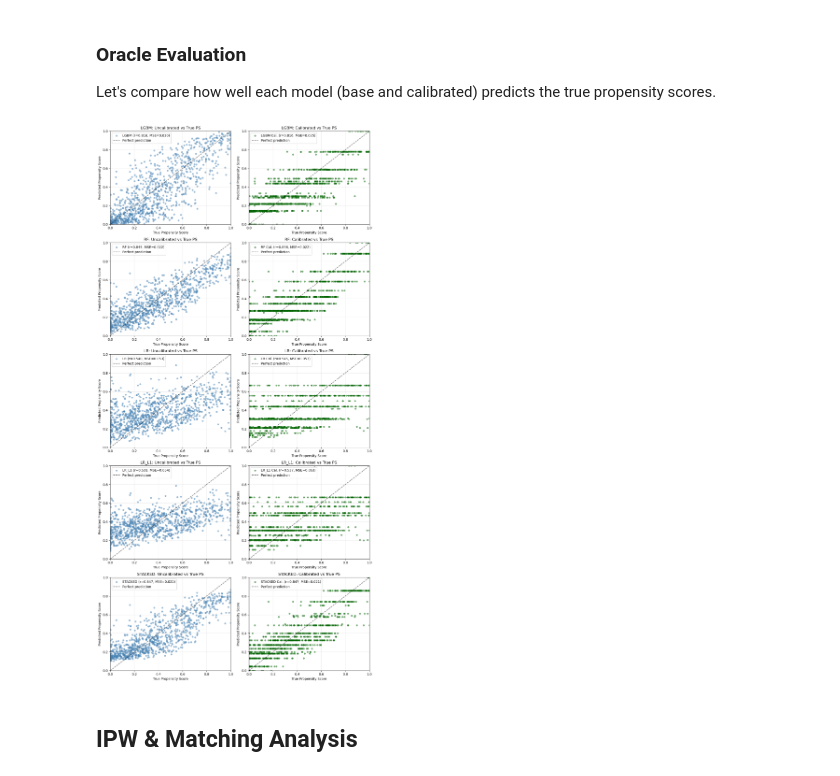
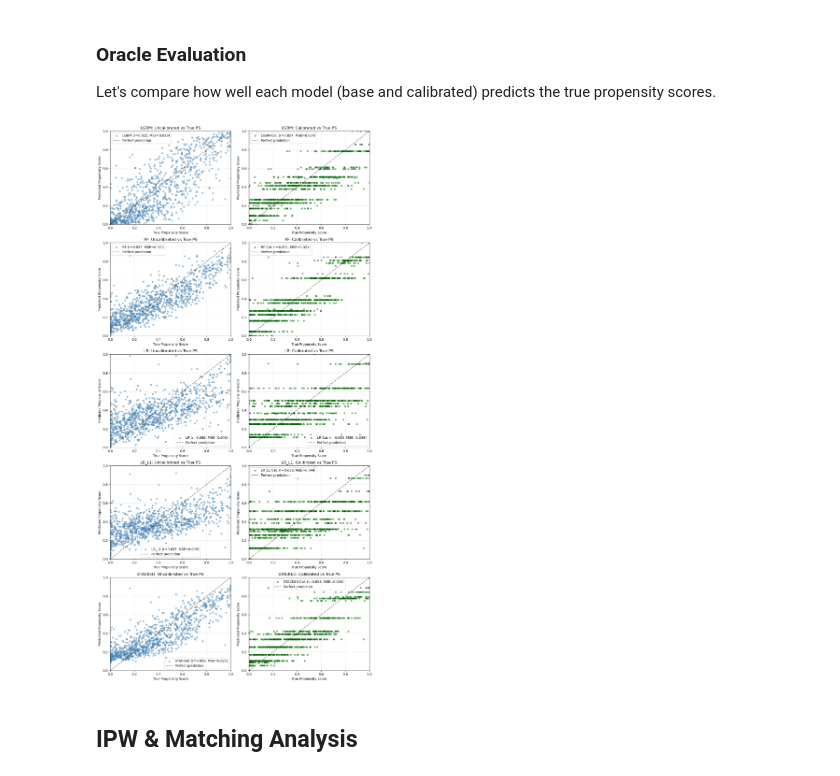
Before and after one commit to SvenKlaassen/cov-balance, a Jupyter notebook: ps_evaluation/notebooks/ps_evaluation_nonlinear_01.ipynb, the cells around one changed output. Cells and saved outputs as stored; diff of their text form; code cells hidden in the pictures.

```diff
--- a/ps_evaluation/notebooks/ps_evaluation_nonlinear_01.ipynb
+++ b/ps_evaluation/notebooks/ps_evaluation_nonlinear_01.ipynb
@@ -230,0 +231,5 @@ ps_dict_train = ensemble_model.predict_ps(
+# %%
+ps_dict = ensemble_model.predict_ps(
+    X=train_data_linear.drop(columns=['treatment', 'true_propensity_score']),
+    y=train_data_linear['treatment']
+)
@@ -408,34 +448,34 @@ def plot_vs_true_propensity_comparison(true_ps, prob_dict, figsize=(12, 24)):
         ax_left.set_xlabel('True Propensity Score')
         ax_left.set_ylabel('Predicted Propensity Score')
         ax_left.set_title(f'{base_name.upper()}: Uncalibrated vs True PS')
         ax_left.legend()
         ax_left.grid(True, alpha=0.3)
         ax_left.set_xlim(0, 1)
         ax_left.set_ylim(0, 1)
 
         # Right column: Calibrated model
         ax_right = axes[idx, 1]
         ax_right.scatter(true_ps, calibrated_probs, alpha=0.5, color=calibrated_color, s=20,
                        label=f'{base_name.upper()} Cal. (r={cal_corr:.3f}, MSE={cal_mse:.3f})')
         ax_right.plot([0, 1], [0, 1], 'k--', alpha=0.6, label='Perfect prediction')
         ax_right.set_xlabel('True Propensity Score')
         ax_right.set_ylabel('Predicted Propensity Score')
         ax_right.set_title(f'{base_name.upper()}: Calibrated vs True PS')
         ax_right.legend()
         ax_right.grid(True, alpha=0.3)
         ax_right.set_xlim(0, 1)
         ax_right.set_ylim(0, 1)
 
 
     plt.tight_layout()
     plt.show()
 
 # Create comparison plots vs true propensity scores
 plot_vs_true_propensity_comparison(
     true_ps=train_data_linear['true_propensity_score'],
-    prob_dict=ps_dict_train
+    prob_dict=ps_dict
 )
 # %% [output]
-[figure, old version]
+[figure, new version]
 # %% [markdown]
 ## IPW & Matching Analysis
```
Also changed, not shown: parts of 11 cells of this notebook, 4 other files.
